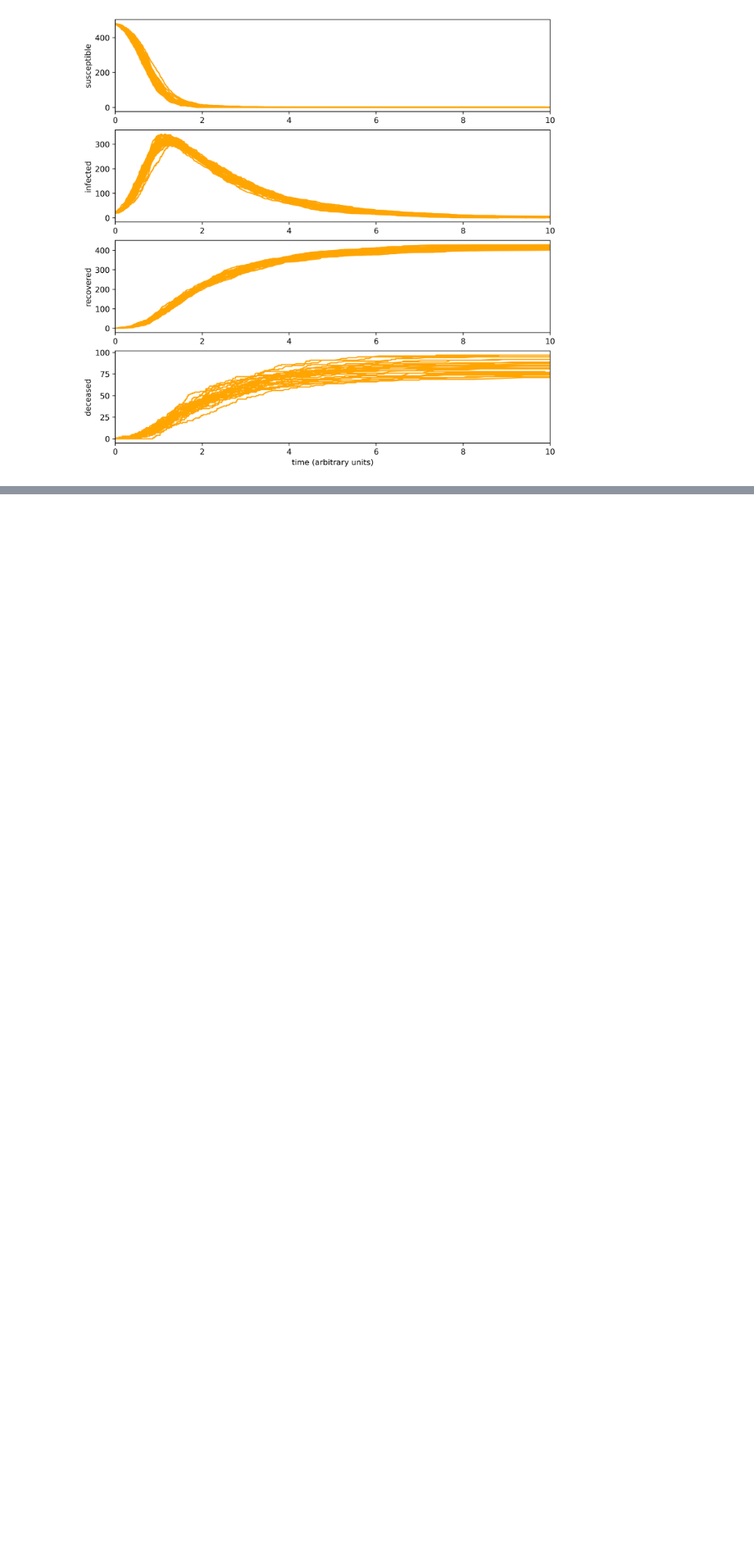
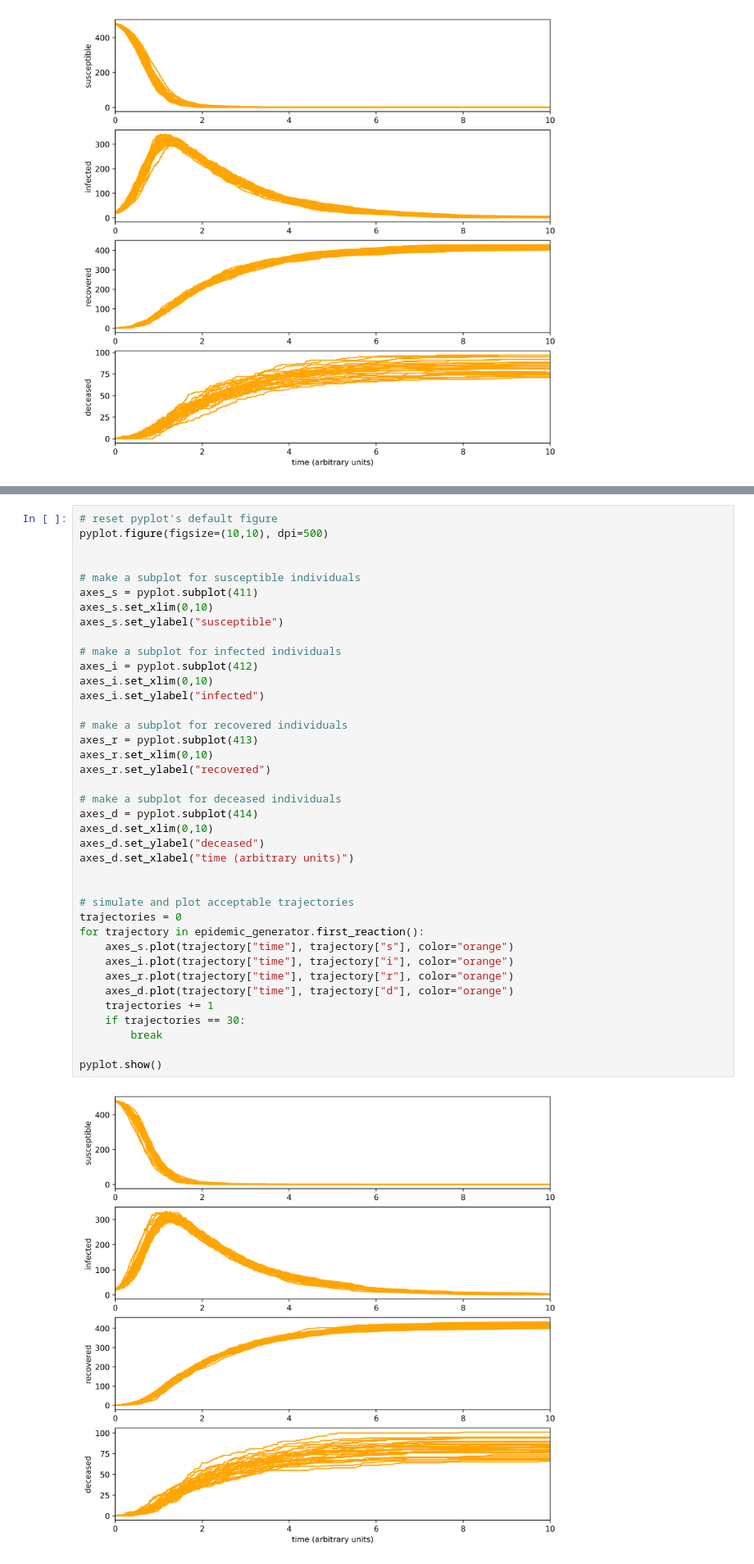
Before and after one commit to wfatherley/monte-carlo, a Jupyter notebook: ssa.ipynb, the cells around one changed output, grey strips where cells are left out. Shown at 82% size. Cells and saved outputs as stored; diff of their text form; blank space fills up the shorter version.

```diff
--- a/ssa.ipynb
+++ b/ssa.ipynb
@@ -373,3 +374,44 @@ pyplot.show()
+# %%
+# reset pyplot's default figure
+pyplot.figure(figsize=(10,10), dpi=500)
+
+
+# make a subplot for susceptible individuals
+axes_s = pyplot.subplot(411)
+axes_s.set_xlim(0,10)
+axes_s.set_ylabel("susceptible")
+
+# make a subplot for infected individuals
+axes_i = pyplot.subplot(412)
+axes_i.set_xlim(0,10)
+axes_i.set_ylabel("infected")
+
+# make a subplot for recovered individuals
+axes_r = pyplot.subplot(413)
+axes_r.set_xlim(0,10)
+axes_r.set_ylabel("recovered")
+
+# make a subplot for deceased individuals
+axes_d = pyplot.subplot(414)
+axes_d.set_xlim(0,10)
+axes_d.set_ylabel("deceased")
+axes_d.set_xlabel("time (arbitrary units)")
+
+
+# simulate and plot acceptable trajectories
+trajectories = 0
+for trajectory in epidemic_generator.first_reaction():
+    axes_s.plot(trajectory["time"], trajectory["s"], color="orange")
+    axes_i.plot(trajectory["time"], trajectory["i"], color="orange")
+    axes_r.plot(trajectory["time"], trajectory["r"], color="orange")
+    axes_d.plot(trajectory["time"], trajectory["d"], color="orange")
+    trajectories += 1
+    if trajectories == 30:
+        break
+
+pyplot.show()
+# %% [output]
+[figure, added]
 # %% [markdown]
 ## References and further reading
 
```
Also changed, not shown: parts of 3 cells of this notebook.
